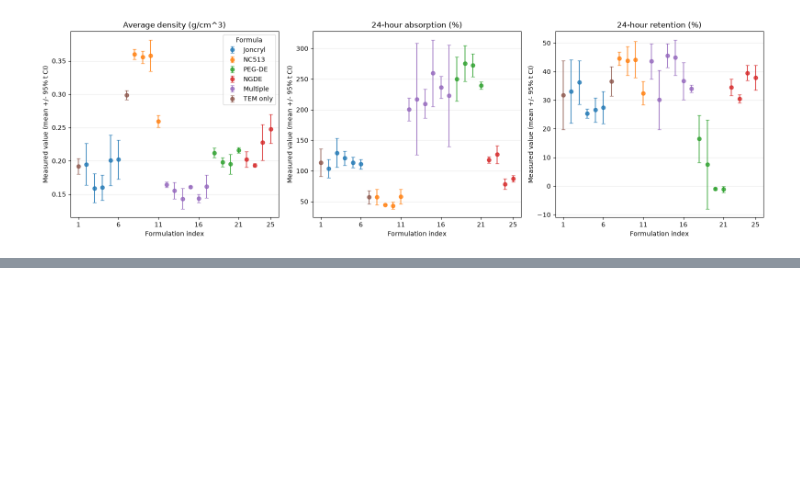
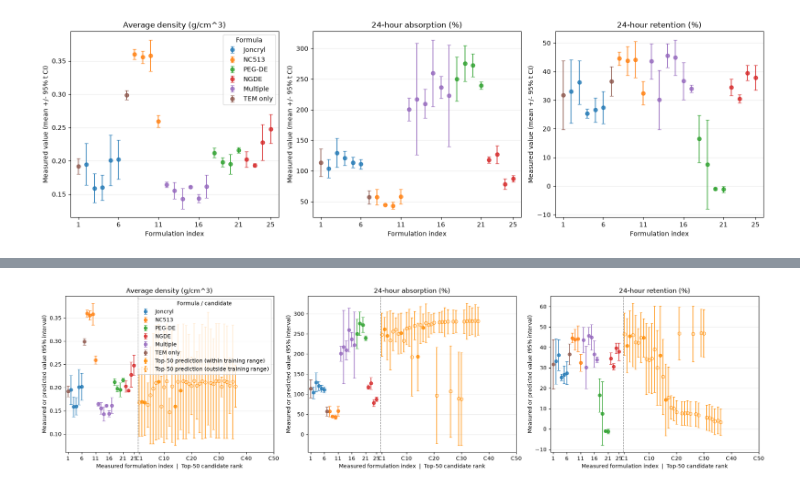
Before and after one commit to brookeb2000/foam-project, a Jupyter notebook: notebooks/0.09-bab-expand-formula-constraints.ipynb, the cells around one changed output, grey strips where cells are left out. Drawn from its saved outputs; the diff is of its cells as text; code cells hidden in the pictures; blank space fills up the shorter version.

```diff
--- a/notebooks/0.09-bab-expand-formula-constraints.ipynb
+++ b/notebooks/0.09-bab-expand-formula-constraints.ipynb
@@ -252,8 +262,8 @@ plt.show()
 # %% [output]
 [figure]
 # %%
-# Find Pareto-optimal formulas for low density and high absorption/retention.
-# Rank the frontier by equal-weight distance to the normalized ideal; model standard deviations are not used.
+# Find Pareto-optimal formulas for low density and high absorption/retention,
+# then rank the frontier by equal-weight distance to the normalized ideal.
 
 objective_cols = [
     "pred_Avg_Density_g_cm3",
@@ -261,15 +271,14 @@ objective_cols = [
     "pred_24h_avg_pct_retention",
 ]
 objective_values = candidate_predictions[objective_cols].to_numpy(dtype=float)
+
 if not np.isfinite(objective_values).all():
     raise ValueError("Candidate objective predictions contain missing or non-finite values.")
 
-density = objective_values[:, 0]
-absorption = objective_values[:, 1]
-retention = objective_values[:, 2]
+density, absorption, retention = objective_values.T
 
-# Sweep from lower to higher density and use a Fenwick tree to test whether
-# a candidate is dominated by one with at least as much absorption/retention.
+# Sweep candidates from lowest to highest density. The Fenwick tree tracks
+# the best retention among candidates with at least as much absorption.
 absorption_levels = np.unique(absorption)
 tree = np.full(len(absorption_levels) + 1, -np.inf)
 pareto_mask = np.zeros(len(candidate_predictions), dtype=bool)
@@ -296,7 +305,7 @@ for row in order:
 
 candidate_predictions["pareto_optimal"] = pareto_mask
 
-# Scale each objective to [0, 1] over all candidates, with 1 always best.
+# Normalize each property so 1 is best, then measure distance from the ideal.
 objective_ranges = np.array([
     density.max() - density.min(),
     absorption.max() - absorption.min(),
@@ -304,6 +313,7 @@ objective_ranges = np.array([
 ])
 if np.any(objective_ranges <= 0):
     raise ValueError("Cannot balance objectives because at least one prediction is constant.")
+
 objective_benefits = np.column_stack([
     (density.max() - density) / objective_ranges[0],
     (absorption - absorption.min()) / objective_ranges[1],
@@ -313,17 +323,20 @@ candidate_predictions["balance_distance"] = np.sqrt(
     np.mean((1.0 - objective_benefits) ** 2, axis=1)
 )
 
-# Flag candidates outside any fitted model's per-feature training bounds.
+# Keep this flag for the existing plot; it does not affect the ranking.
 outside_training_range = np.zeros(len(candidate_predictions), dtype=bool)
 for model in gpr_models.values():
     scaler = model.named_steps["standardscaler"]
     regressor = model.named_steps["gaussianprocessregressor"]
     X_train = scaler.inverse_transform(regressor.X_train_)
+
     for i, feature in enumerate(feature_cols):
+        values = candidate_predictions[feature].to_numpy()
         outside_training_range |= (
-            (candidate_predictions[feature].to_numpy() < X_train[:, i].min())
-            | (candidate_predictions[feature].to_numpy() > X_train[:, i].max())
+            (values < X_train[:, i].min())
+            | (values > X_train[:, i].max())
         )
+
 candidate_predictions["outside_training_range"] = outside_training_range
 
 top_50_candidates = (
@@ -333,14 +346,10 @@ top_50_candidates = (
     .copy()
 )
 
-if len(top_50_candidates) < 50:
-    raise ValueError(
-        f"Only {len(top_50_candidates)} Pareto-optimal formulas were found; cannot return 50."
-    )
 
-print("Top 50 Pareto-optimal formulas, balanced across density, absorption, and retention:")
+top_50_candidates.insert(0, "rank", np.arange(1, len(top_50_candidates) + 1))
 display(
-    top_50_candidates.assign(rank=np.arange(1, len(top_50_candidates) + 1))[
+    top_50_candidates[
         ["rank", *feature_cols, *objective_cols, "balance_distance"]
     ]
 )
@@ -347,9 +374,11 @@ display(
 # %%
 # Compare measured formulation means and 95% confidence intervals with
-# top_50_candidates' predicted means and GPR standard deviations.
+# top_50_candidates' predicted means and 95% GPR intervals.
 
 import matplotlib.pyplot as plt
 import numpy as np
+from matplotlib.lines import Line2D
+
 target_se_pairs = {
     "Avg_Density_g_cm3": "Avg_Density SE",
     "24h_avg_pct absorption": "se_absorption",
@@ -378,6 +407,7 @@ formula_groups = [
 formula_colors = dict(zip(formula_groups, plt.get_cmap("tab10").colors))
 candidate_start = len(df) + 2
 candidate_positions = candidate_start + np.arange(len(top_50_candidates))
+candidate_ci_multiplier = 1.96
 experimental_ci_multiplier = 4.302652729911275  # t_(0.975, df=2), for 3 replicates
 
 fig, axes = plt.subplots(1, len(target_se_pairs), figsize=(19, 5))
@@ -413,33 +443,35 @@ for ax, target in zip(axes, target_se_pairs):
             ax.errorbar(
                 candidate_positions[mask],
                 candidate_means[mask],
-            yerr=candidate_std[mask],
+                yerr=candidate_ci_multiplier * candidate_std[mask],
                 fmt="o",
                 capsize=2,
                 color="darkorange",
                 markerfacecolor=facecolor,
                 markeredgecolor="darkorange",
                 alpha=0.8,
                 label=label,
             )
 
     ax.axvline(candidate_start - 0.5, color="gray", linestyle="--", linewidth=1)
     ax.set_title(target_labels[target])
     ax.set_xlabel("Measured formulation index  |  Top-50 candidate rank")
-    ax.set_ylabel("Measured mean ± 95% CI / predicted mean ± 1 model SD")
+    ax.set_ylabel("Measured or predicted value (95% interval)")
     ax.set_xlim(0, candidate_start + len(top_50_candidates))
     ax.grid(axis="y", alpha=0.25)
 
     experimental_ticks = np.unique(np.append(np.arange(1, len(df) + 1, 5), len(df)))
     candidate_ranks = np.array([1, 10, 20, 30, 40, 50])
     candidate_ticks = candidate_start + candidate_ranks - 1
     ax.set_xticks(
         np.concatenate([experimental_ticks, candidate_ticks]),
         [*[str(tick) for tick in experimental_ticks], *[f"C{rank}" for rank in candidate_ranks]],
     )
 
 legend_handles, legend_labels = axes[0].get_legend_handles_labels()
 unique_handles = dict(zip(legend_labels, legend_handles))
 axes[0].legend(unique_handles.values(), unique_handles.keys(), title="Formula / candidate")
 fig.tight_layout()
 plt.show()
+# %% [output]
+[figure, added]
```
Also changed, not shown: parts of 5 cells of this notebook, 2 other files.
